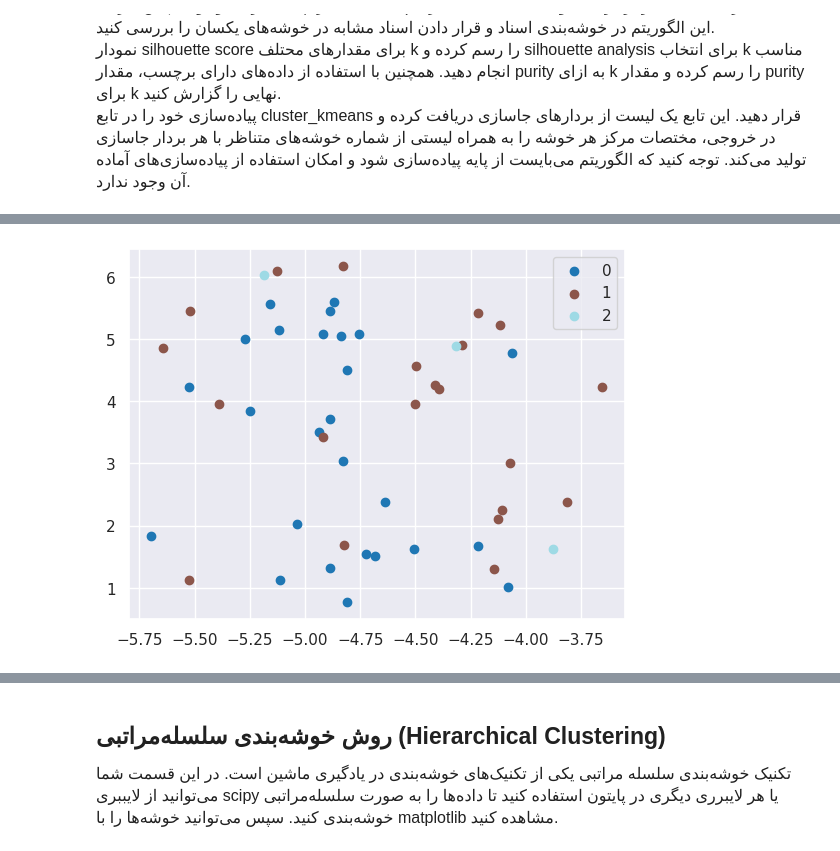
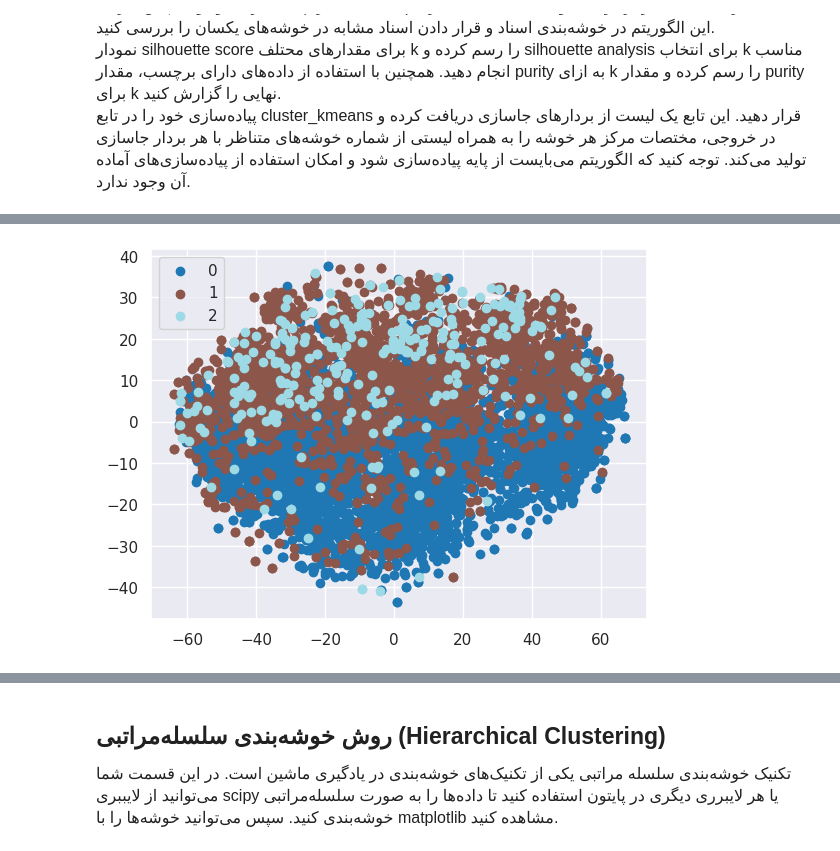
Before and after one commit to nothatcreative5/CE324-Modern-Information-Retrieval, a Jupyter notebook: Assignment 2/IR-Phase 2.ipynb, the cells around one changed output, grey strips where cells are left out. Saved outputs shown, nothing was run; the diff lists cells and outputs as text; code cells hidden in the pictures.

```diff
--- a/Assignment 2/IR-Phase 2.ipynb
+++ b/Assignment 2/IR-Phase 2.ipynb
@@ -1650,7 +1659,6 @@ class EmbeddingExtractor:
     with torch.no_grad():
         outputs = self.model(input_ids)
 
-    # print(outputs.last_hidden_state[:, -1, :].shape)
     embedding = outputs.last_hidden_state[0, -1, :].cpu().numpy()
     return embedding
 
@@ -1663,5 +1671,5 @@ class EmbeddingExtractor:
     return embeddings
 
 extractor = EmbeddingExtractor()
-docs_embedding = np.array(extractor.extract_embeddings(sentences[0:50]))
+docs_embedding = np.array(extractor.extract_embeddings(sentences[0:5000]))
 # %% [output]
@@ -1855,4 +1912,4 @@ plot_docs(docs_embedding_2d, cluster_kmeans)
 # %%
-plot_docs(docs_embedding_2d, le.transform(y)[0:50])
+plot_docs(docs_embedding_2d, le.transform(y)[0:5000])
 # %% [output]
-[figure, old version]
+[figure, new version]
```
Also changed, not shown: parts of 34 cells of this notebook.
